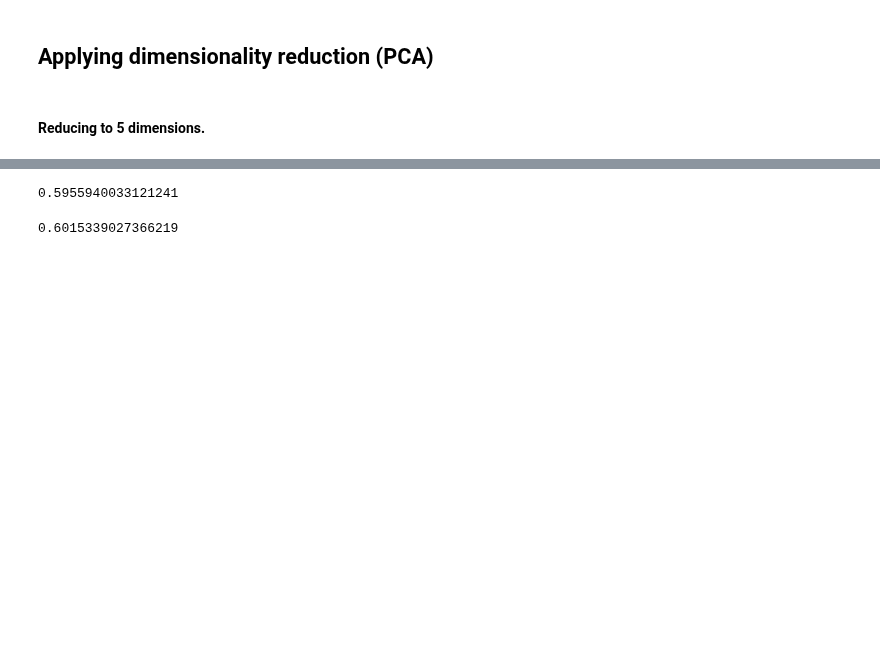
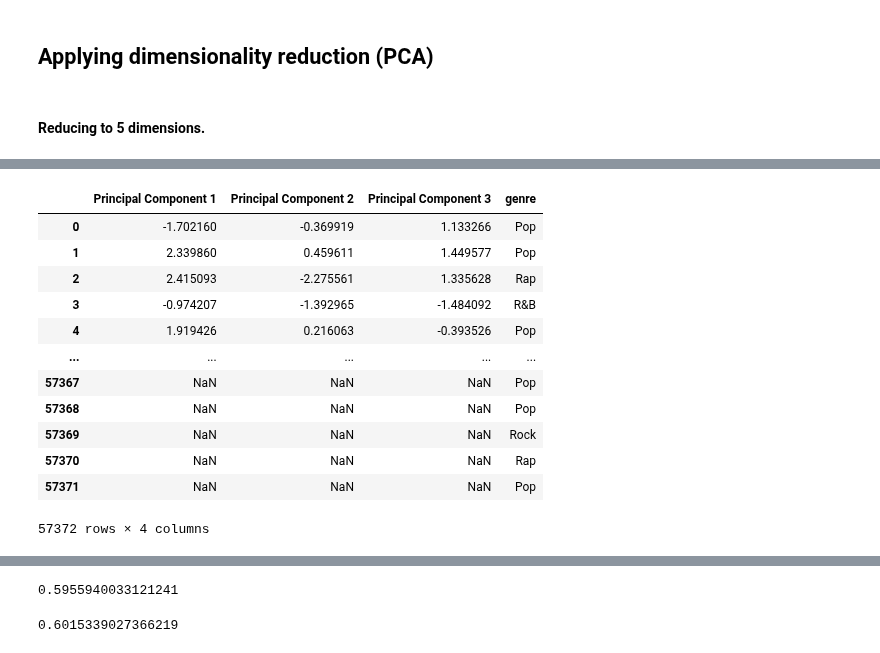
Before and after one commit to HolmQ84/DataScience-ExamProject, a Jupyter notebook: DataScience-SongManagement/JupyterNotebook/Data Modelling/Calculate Genre Model.ipynb, the cells around one changed output, grey strips where cells are left out. Drawn from its saved outputs; the diff is of its cells as text; code cells hidden in the pictures; blank space fills up the shorter version.

```diff
--- a/DataScience-SongManagement/JupyterNotebook/Data Modelling/Calculate Genre Model.ipynb
+++ b/DataScience-SongManagement/JupyterNotebook/Data Modelling/Calculate Genre Model.ipynb
@@ -401,0 +461,17 @@ The fit has a test set accuracy of 63.4 %
+# %%
+finalDf_3 = pd.concat([df_3, data[['genre']]], axis = 1)
+finalDf_3
+# %% [output]
+|  | Principal Component 1 | Principal Component 2 | Principal Component 3 | genre |
+| 0 | -1.702160 | -0.369919 | 1.133266 | Pop |
+| 1 | 2.339860 | 0.459611 | 1.449577 | Pop |
+| 2 | 2.415093 | -2.275561 | 1.335628 | Rap |
+| 3 | -0.974207 | -1.392965 | -1.484092 | R&B |
+| 4 | 1.919426 | 0.216063 | -0.393526 | Pop |
+| ... | ... | ... | ... | ... |
+| 57367 | NaN | NaN | NaN | Pop |
+| 57368 | NaN | NaN | NaN | Pop |
+| 57369 | NaN | NaN | NaN | Rock |
+| 57370 | NaN | NaN | NaN | Rap |
+| 57371 | NaN | NaN | NaN | Pop |
+57372 rows × 4 columns
```
Also changed, not shown: parts of 27 cells of this notebook, 4 other files.
